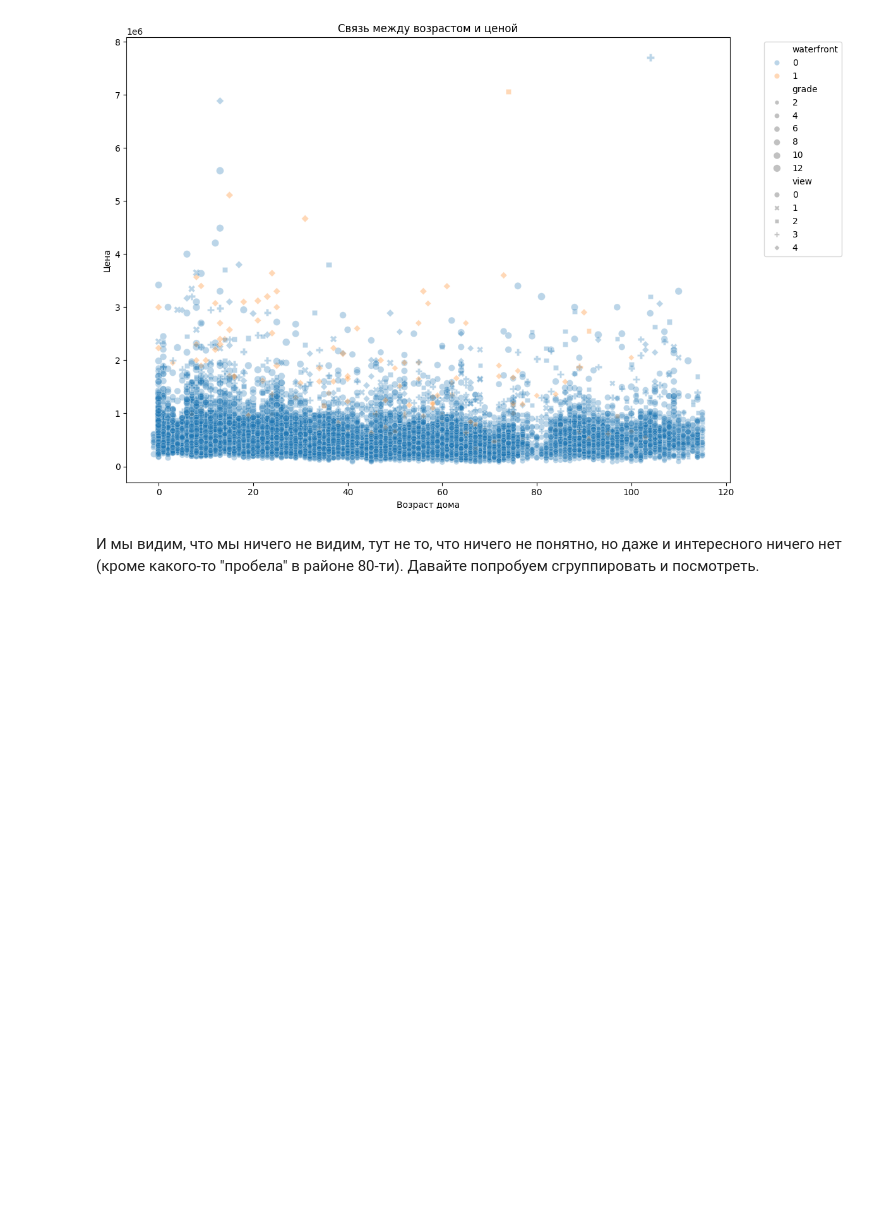
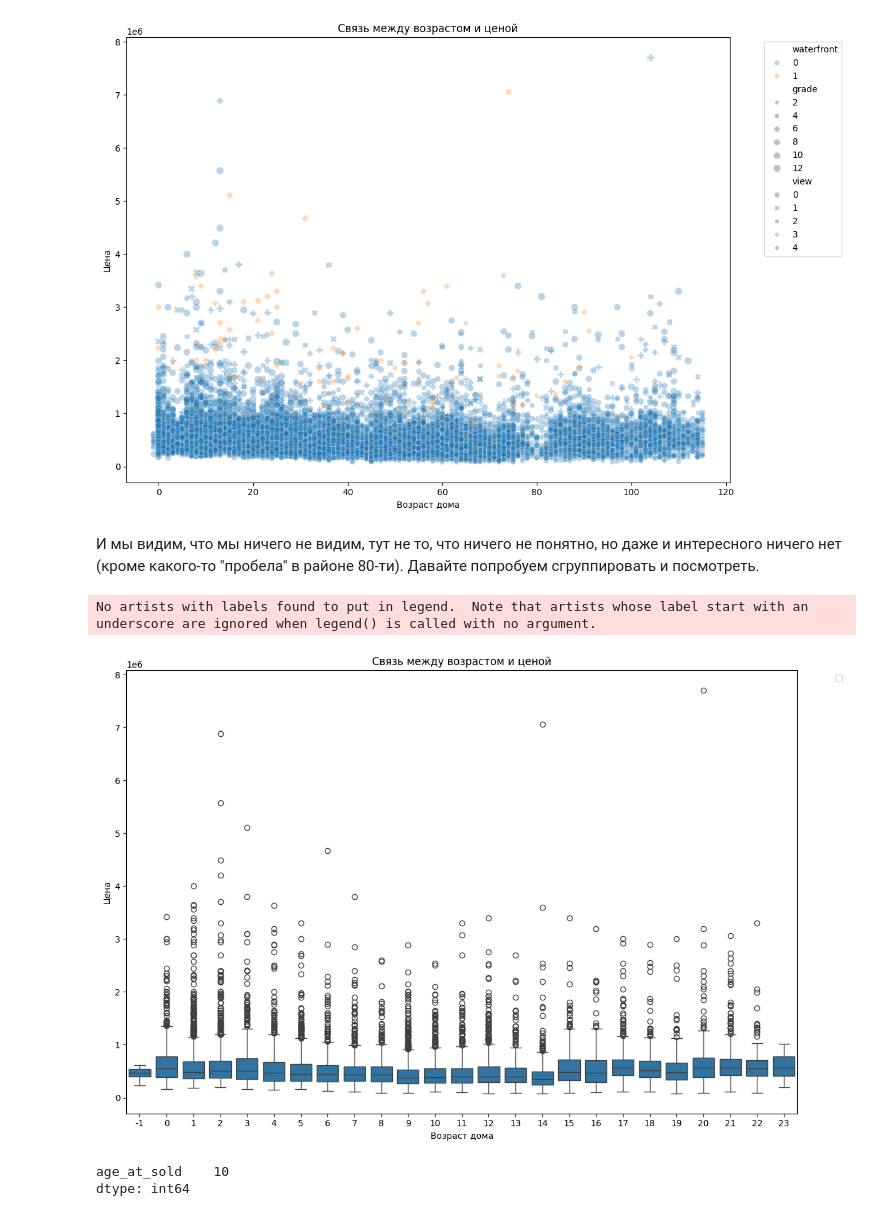
Before and after one commit to dragondangun/em_ml, a Jupyter notebook: 5. Linear Regression/LR.ipynb, the cells around one changed output. Cells and saved outputs as stored; diff of their text form; code cells hidden in the pictures; blank space fills up the shorter version.

Commit message:
age_at_sold binning

```diff
--- a/5. Linear Regression/LR.ipynb
+++ b/5. Linear Regression/LR.ipynb
@@ -1287,3 +1287,20 @@ plt.show()
 [figure]
 # %% [markdown]
 И мы видим, что мы ничего не видим, тут не то, что ничего не понятно, но даже и интересного ничего нет (кроме какого-то "пробела" в районе 80-ти). Давайте попробуем сгруппировать и посмотреть.
+# %%
+_ = plt.figure(figsize=(12, 8))
+sns.boxplot(x=train_cat['age_at_sold']//5, y='price', data=train)
+plt.title('Связь между возрастом и ценой')
+plt.legend(bbox_to_anchor=(1.05, 1), loc='upper left')
+plt.xlabel("Возраст дома")
+plt.ylabel("Цена")
+plt.tight_layout()
+plt.show()
+# %% [output]
+No artists with labels found to put in legend.  Note that artists whose label start with an underscore are ignored when legend() is called with no argument.
+[figure, added]
+# %%
+train_cat[train_cat['age_at_sold']==-1].count()
+# %% [output]
+age_at_sold    10
+dtype: int64
```
